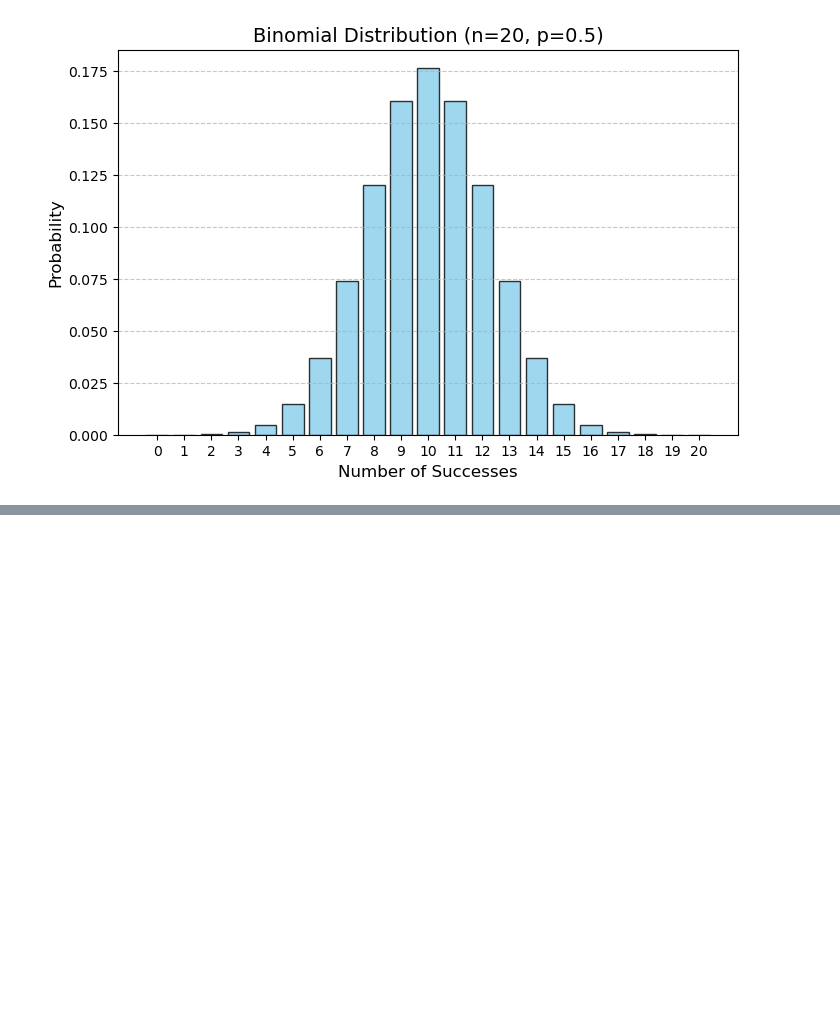
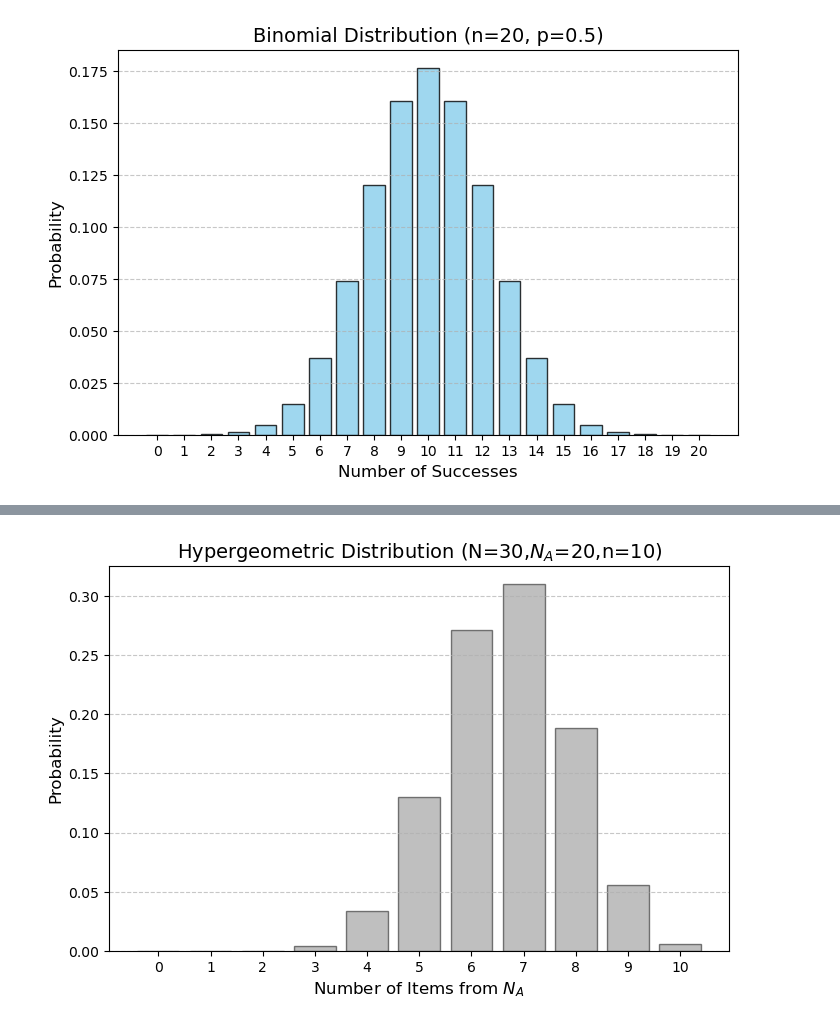
Before and after one commit to githubmaxcs/python_toolkit, a Jupyter notebook: notebooks/probability/probability_distributions.ipynb, the cells around one changed output, grey strips where cells are left out. Saved outputs shown, nothing was run; the diff lists cells and outputs as text; code cells hidden in the pictures; blank space fills up the shorter version.

```diff
--- a/notebooks/probability/probability_distributions.ipynb
+++ b/notebooks/probability/probability_distributions.ipynb
@@ -54,0 +117,25 @@ plt.show()
+# %%
+def hypergeometric_probability(N, N_a, n, k):
+    return cmb.combination_without_replacement(N_a, k) * \
+            cmb.combination_without_replacement(N - N_a, n - k) / cmb.combination_without_replacement(N, n)
+# %%
+# choose a finite number of trials, n, to graph
+N = 30
+N_a = 20
+n = 10
+
+x = np.arange(0, n + 1)
+probabilities = [hypergeometric_probability(N, N_a, n, k) for k in x]
+
+plt.figure(figsize=(8, 5))
+plt.bar(x, probabilities, color='grey', edgecolor='black', alpha=0.5)
+
+plt.title(f'Hypergeometric Distribution (N={N},$N_A$={N_a},n={n})', fontsize=14)
+plt.xlabel('Number of Items from $N_A$', fontsize=12)
+plt.ylabel('Probability', fontsize=12)
+plt.xticks(x)
+plt.grid(axis='y', linestyle='--', alpha=0.7)
+
+plt.show()
+# %% [output]
+[figure, added]
```
Also changed, not shown: parts of 8 cells of this notebook.
